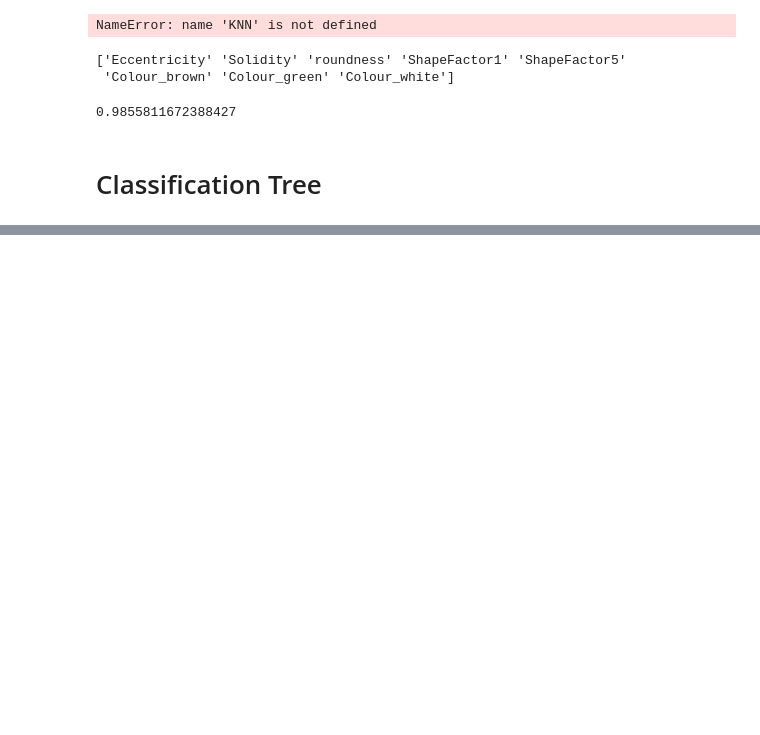
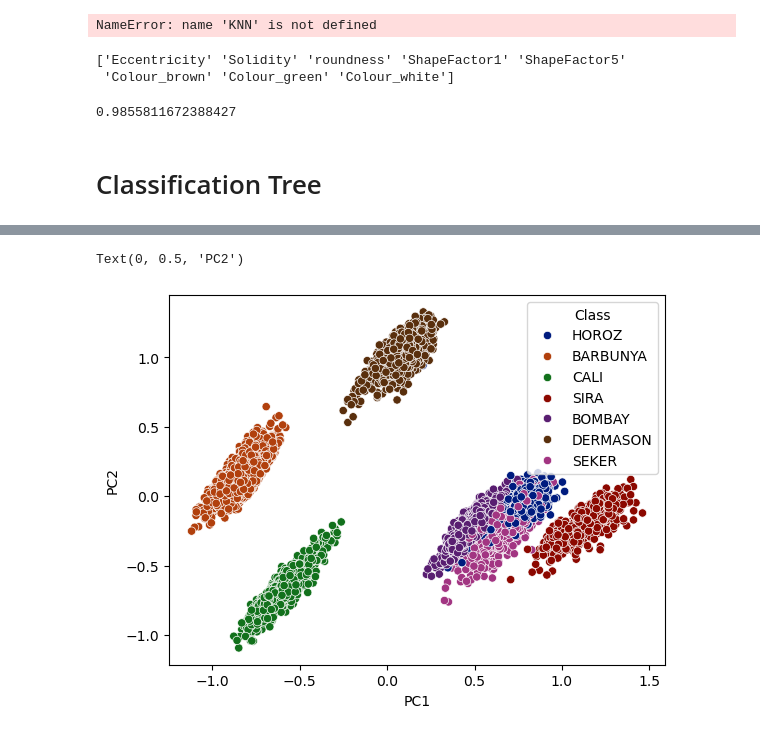
Before and after one commit to Ben-vD/ML_Assignments, a Jupyter notebook: Assignment_1/Source/Assignment_1.ipynb, the cells around one changed output, grey strips where cells are left out. Saved outputs shown, nothing was run; the diff lists cells and outputs as text; code cells hidden in the pictures; blank space fills up the shorter version.

```diff
--- a/Assignment_1/Source/Assignment_1.ipynb
+++ b/Assignment_1/Source/Assignment_1.ipynb
@@ -242,0 +283,19 @@ plt.show()
+# %%
+from sklearn.decomposition import PCA
+
+data = pd.read_csv("CleanDataNorm.csv", na_values = "NA")
+X = data.drop("Class", axis = 1)#.loc[:, features == 1.0]
+y = data["Class"].replace([0,1,2,3,4,5,6],
+         ["BARBUNYA", "BOMBAY", "CALI", "DERMASON", "HOROZ", "SEKER", "SIRA"])
+
+pca = PCA(n_components=2)
+pca.fit(X)
+pca_data = pca.transform(X)
+
+sns.scatterplot(x = pca_data[:, 0], y = pca_data[:, 1], hue = y, palette = "dark")
+plt.xlabel("PC1")
+plt.ylabel("PC2")
+#plt.savefig("PCA_Full.pdf", format="pdf", bbox_inches="tight")
+# %% [output]
+Text(0, 0.5, 'PC2')
+[figure, added]
```
Also changed, not shown: parts of 11 cells of this notebook, 8 other files.
